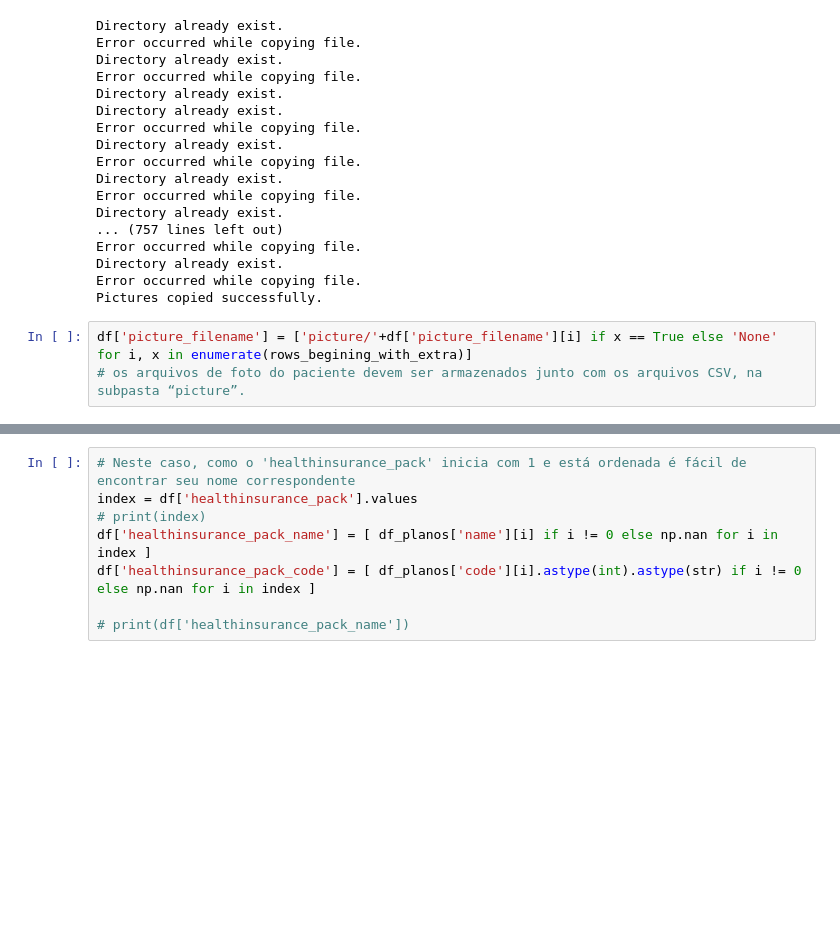
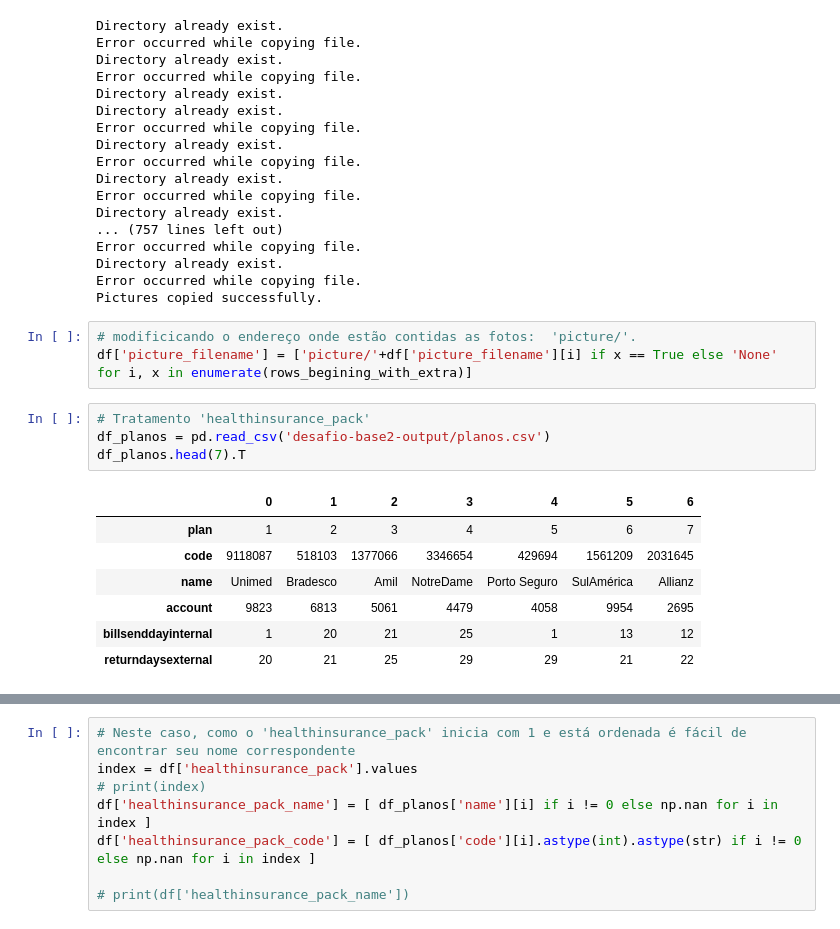
Before and after one commit to jeas560/iclinic-migration-challenge, a Jupyter notebook: desafio_base2_pacientes.ipynb, the cells around one changed output, grey strips where cells are left out. Drawn from its saved outputs; the diff is of its cells as text; blank space fills up the shorter version.

```diff
--- a/desafio_base2_pacientes.ipynb
+++ b/desafio_base2_pacientes.ipynb
@@ -234,7 +234,19 @@ Directory already exist.
 Error occurred while copying file.
 Pictures copied successfully.
 # %%
+# modificicando o endereço onde estão contidas as fotos:  'picture/'.
 df['picture_filename'] = ['picture/'+df['picture_filename'][i] if x == True else 'None' for i, x in enumerate(rows_begining_with_extra)]
-# os arquivos de foto do paciente devem ser armazenados junto com os arquivos CSV, na subpasta “picture”.
+# %%
+# Tratamento 'healthinsurance_pack'
+df_planos = pd.read_csv('desafio-base2-output/planos.csv')
+df_planos.head(7).T
+# %% [output]
+|  | 0 | 1 | 2 | 3 | 4 | 5 | 6 |
+| plan | 1 | 2 | 3 | 4 | 5 | 6 | 7 |
+| code | 9118087 | 518103 | 1377066 | 3346654 | 429694 | 1561209 | 2031645 |
+| name | Unimed | Bradesco | Amil | NotreDame | Porto Seguro | SulAmérica | Allianz |
+| account | 9823 | 6813 | 5061 | 4479 | 4058 | 9954 | 2695 |
+| billsenddayinternal | 1 | 20 | 21 | 25 | 1 | 13 | 12 |
+| returndaysexternal | 20 | 21 | 25 | 29 | 29 | 21 | 22 |
 # %%
 # Tratamento 'healthinsurance_pack'
```
Also changed, not shown: parts of 3 cells of this notebook, 2 other files.
